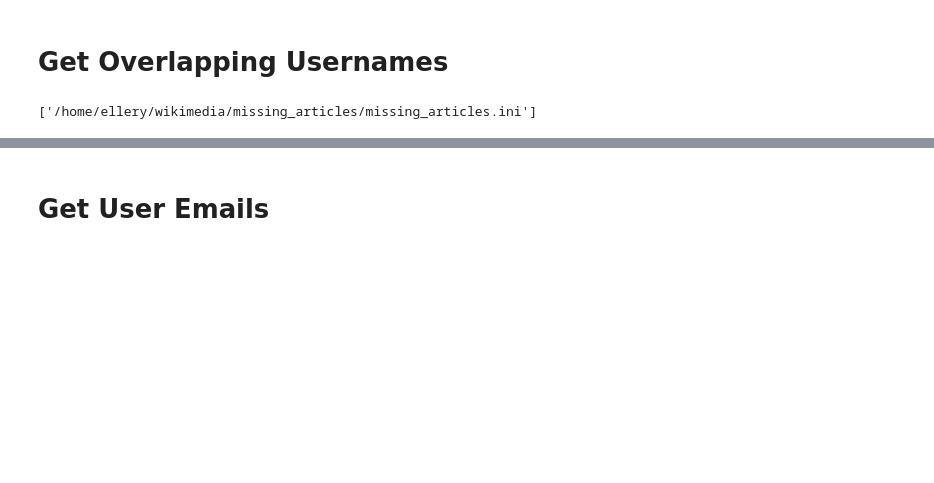
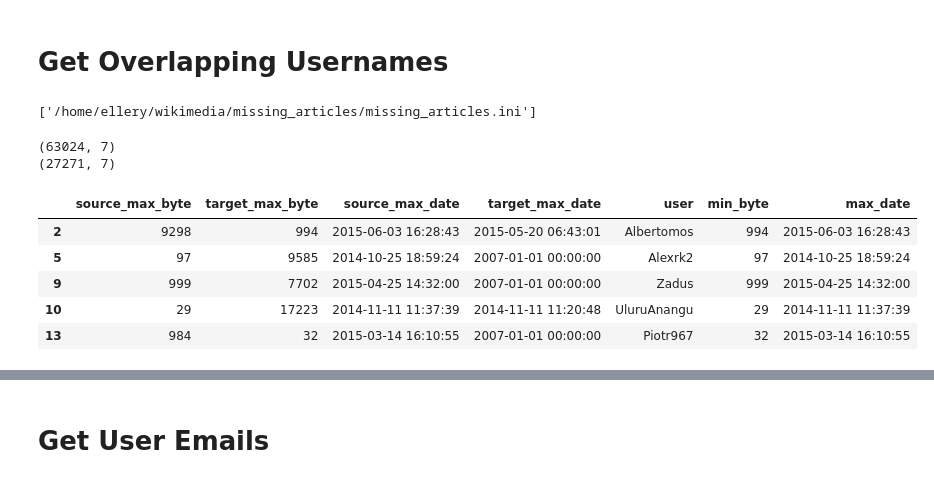
Before and after one commit to cervisiarius/wikimedia, a Jupyter notebook: missing_articles/src/main/spark/ipython/Babel Parsing.ipynb, the cells around one changed output, grey strips where cells are left out. Cells and saved outputs as stored; diff of their text form; code cells hidden in the pictures; blank space fills up the shorter version.

```diff
--- a/missing_articles/src/main/spark/ipython/Babel Parsing.ipynb
+++ b/missing_articles/src/main/spark/ipython/Babel Parsing.ipynb
@@ -122,0 +151,27 @@ recent_target_users = sc.textFile(target_contributions_file)\
+# %%
+user_df['source_max_byte'] = user_df['source_max_byte'].apply(int)
+user_df['target_max_byte'] = user_df['target_max_byte'].apply(int)
+user_df['source_max_date'] = pd.to_datetime(user_df['source_max_date'])
+user_df['target_max_date'] = pd.to_datetime(user_df['target_max_date'])
+# %%
+user_df['source_max_date'] = user_df['source_max_date'].fillna(pd.to_datetime('20070101'))
+user_df['target_max_date'] = user_df['target_max_date'].fillna(pd.to_datetime('20070101'))
+# %%
+user_df['min_byte'] = user_df[['source_max_byte', 'target_max_byte']].min(axis = 1)
+user_df['max_date'] = user_df[['source_max_date', 'target_max_date']].max(axis = 1)
+# %%
+print user_df.shape
+user_df = user_df[user_df['max_date'] >= pd.to_datetime('20140601') ]
+print user_df.shape
+# %% [output]
+(63024, 7)
+(27271, 7)
+# %%
+user_df.head()
+# %% [output]
+|  | source_max_byte | target_max_byte | source_max_date | target_max_date | user | min_byte | max_date |
+| 2 | 9298 | 994 | 2015-06-03 16:28:43 | 2015-05-20 06:43:01 | Albertomos | 994 | 2015-06-03 16:28:43 |
+| 5 | 97 | 9585 | 2014-10-25 18:59:24 | 2007-01-01 00:00:00 | Alexrk2 | 97 | 2014-10-25 18:59:24 |
+| 9 | 999 | 7702 | 2015-04-25 14:32:00 | 2007-01-01 00:00:00 | Zadus | 999 | 2015-04-25 14:32:00 |
+| 10 | 29 | 17223 | 2014-11-11 11:37:39 | 2014-11-11 11:20:48 | UluruAnangu | 29 | 2014-11-11 11:37:39 |
+| 13 | 984 | 32 | 2015-03-14 16:10:55 | 2007-01-01 00:00:00 | Piotr967 | 32 | 2015-03-14 16:10:55 |
```
Also changed, not shown: parts of 22 cells of this notebook, 7 other files.
